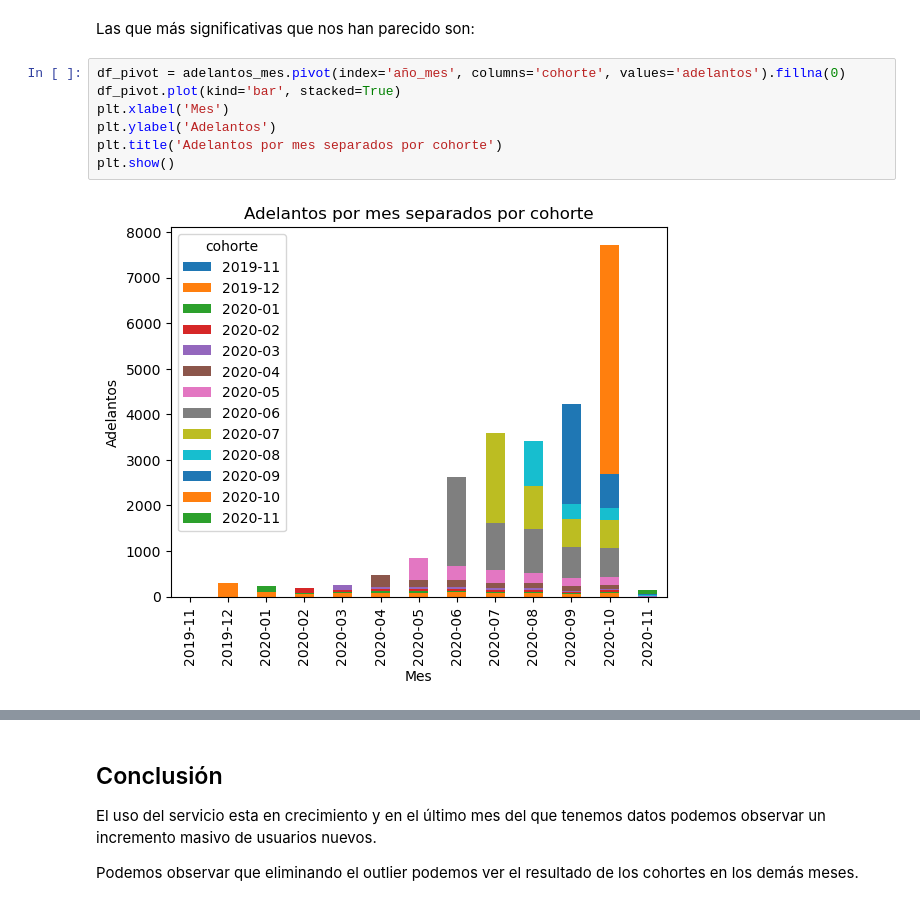
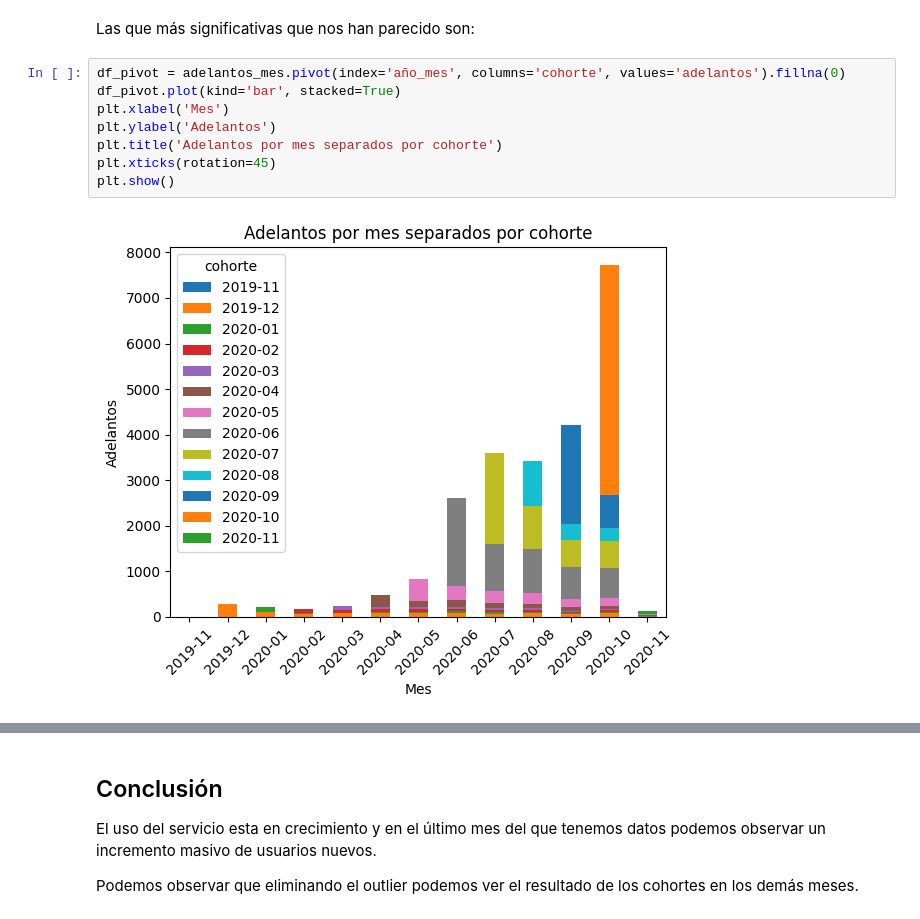
Before and after one commit to moiatgit/project-1-ironhack-payments-es, a Jupyter notebook: grupo3.ipynb, the cells around one changed output, grey strips where cells are left out. Saved outputs shown, nothing was run; the diff lists cells and outputs as text.

```diff
--- a/grupo3.ipynb
+++ b/grupo3.ipynb
@@ -437,12 +437,13 @@ Las que más significativas que nos han parecido son:
 # %%
 df_pivot = adelantos_mes.pivot(index='año_mes', columns='cohorte', values='adelantos').fillna(0)
 df_pivot.plot(kind='bar', stacked=True)
 plt.xlabel('Mes')
 plt.ylabel('Adelantos')
 plt.title('Adelantos por mes separados por cohorte')
+plt.xticks(rotation=45)
 plt.show()
 # %% [output]
-[figure, old version]
+[figure, new version]
 # %%
 sns.pointplot(data=adelantos_mes, x='año_mes', y='adelantos', hue='cohorte', marker='o')
 plt.title('Adelantos por mes separados por cohorte')
```
Also changed, not shown: parts of 12 cells of this notebook, 4 other files.
